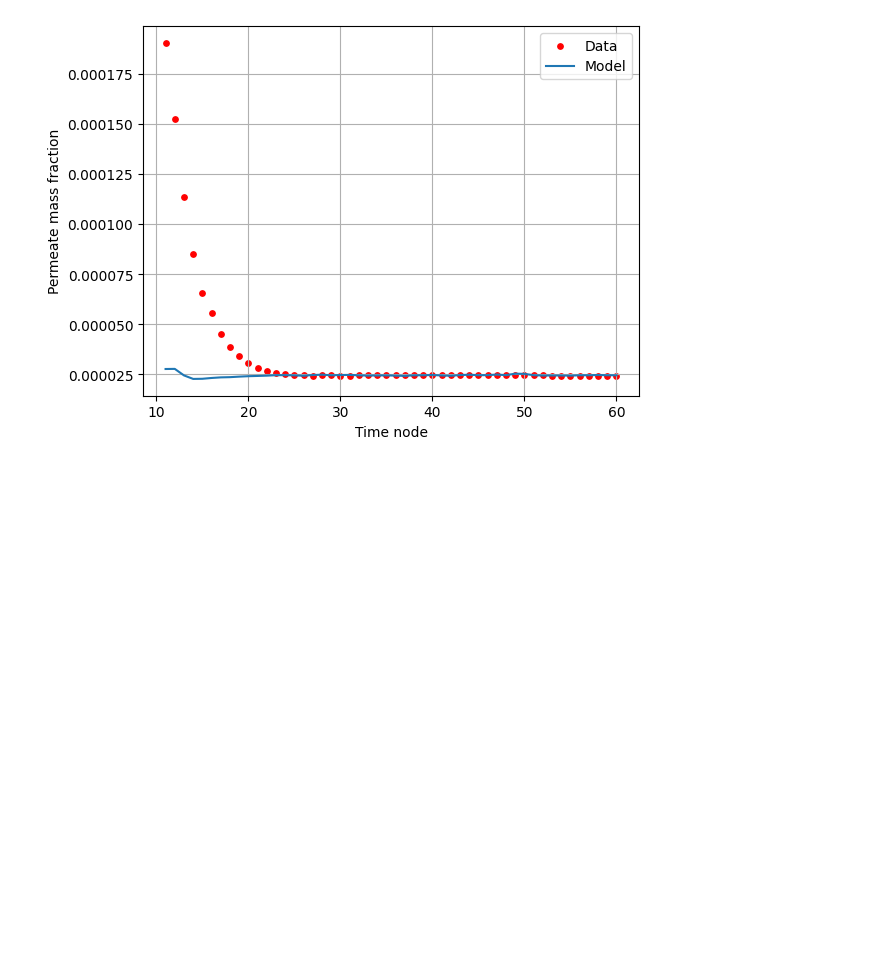
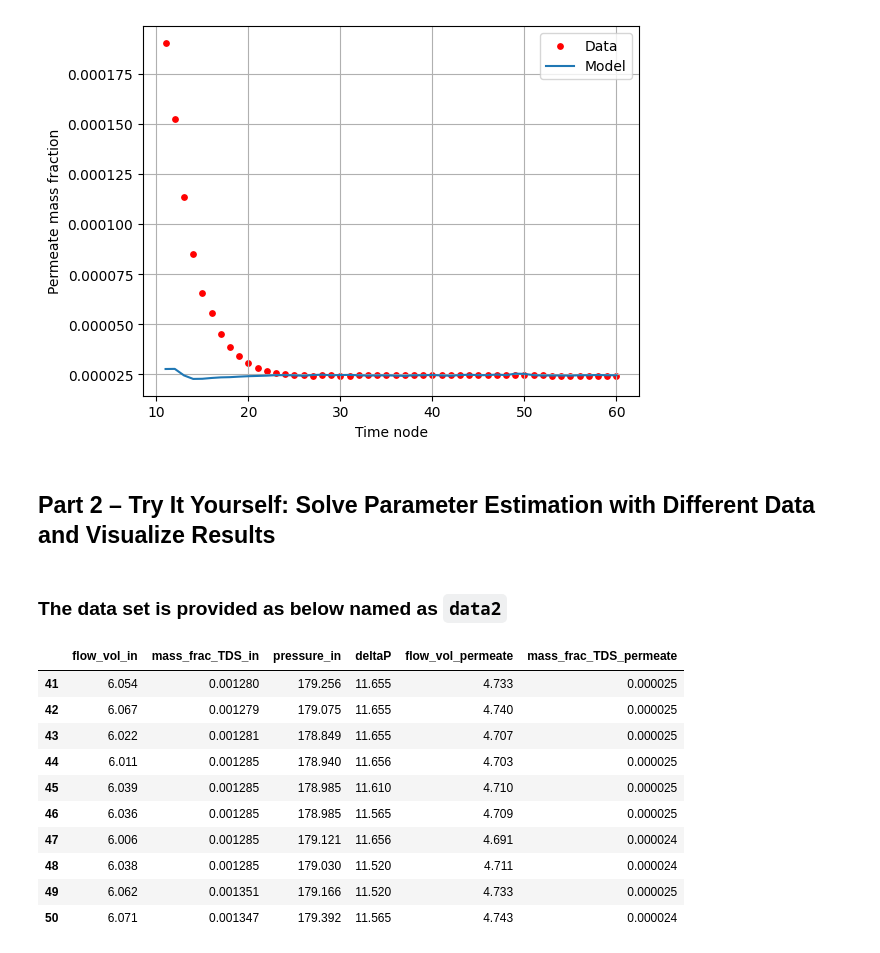
Before and after one commit to sufikaur/myfork-watertap_academy_fall_2025, a Jupyter notebook: week6/parmest_ro.ipynb, the cells around one changed output. Saved outputs shown, nothing was run; the diff lists cells and outputs as text; code cells hidden in the pictures; blank space fills up the shorter version.

Commit message:
add try it yourself section

```diff
--- a/week6/parmest_ro.ipynb
+++ b/week6/parmest_ro.ipynb
@@ -347,2 +350,21 @@ plt.show()
 # %% [output]
 [figure]
+# %% [markdown]
+## **Part 2 – Try It Yourself: Solve Parameter Estimation with Different Data and Visualize Results**
+# %% [markdown]
+### **The data set is provided as below named as ``data2``**
+# %%
+data2 = full_data.iloc[30:40]
+display(data2)
+# %% [output]
+|  | flow_vol_in | mass_frac_TDS_in | pressure_in | deltaP | flow_vol_permeate | mass_frac_TDS_permeate |
+| 41 | 6.054 | 0.001280 | 179.256 | 11.655 | 4.733 | 0.000025 |
+| 42 | 6.067 | 0.001279 | 179.075 | 11.655 | 4.740 | 0.000025 |
+| 43 | 6.022 | 0.001281 | 178.849 | 11.655 | 4.707 | 0.000025 |
+| 44 | 6.011 | 0.001285 | 178.940 | 11.656 | 4.703 | 0.000025 |
+| 45 | 6.039 | 0.001285 | 178.985 | 11.610 | 4.710 | 0.000025 |
+| 46 | 6.036 | 0.001285 | 178.985 | 11.565 | 4.709 | 0.000025 |
+| 47 | 6.006 | 0.001285 | 179.121 | 11.656 | 4.691 | 0.000024 |
+| 48 | 6.038 | 0.001285 | 179.030 | 11.520 | 4.711 | 0.000024 |
+| 49 | 6.062 | 0.001351 | 179.166 | 11.520 | 4.733 | 0.000025 |
+| 50 | 6.071 | 0.001347 | 179.392 | 11.565 | 4.743 | 0.000024 |
```
Also changed, not shown: parts of 11 cells of this notebook.
